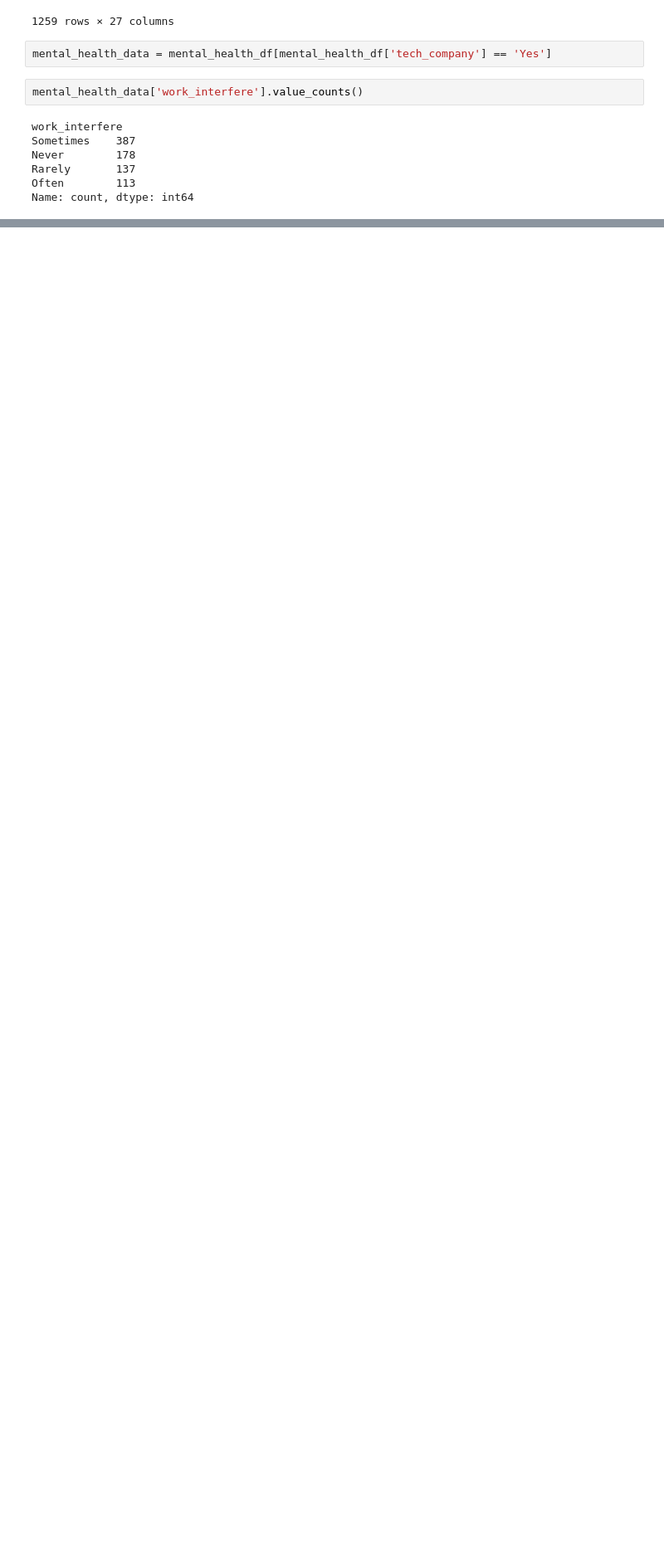
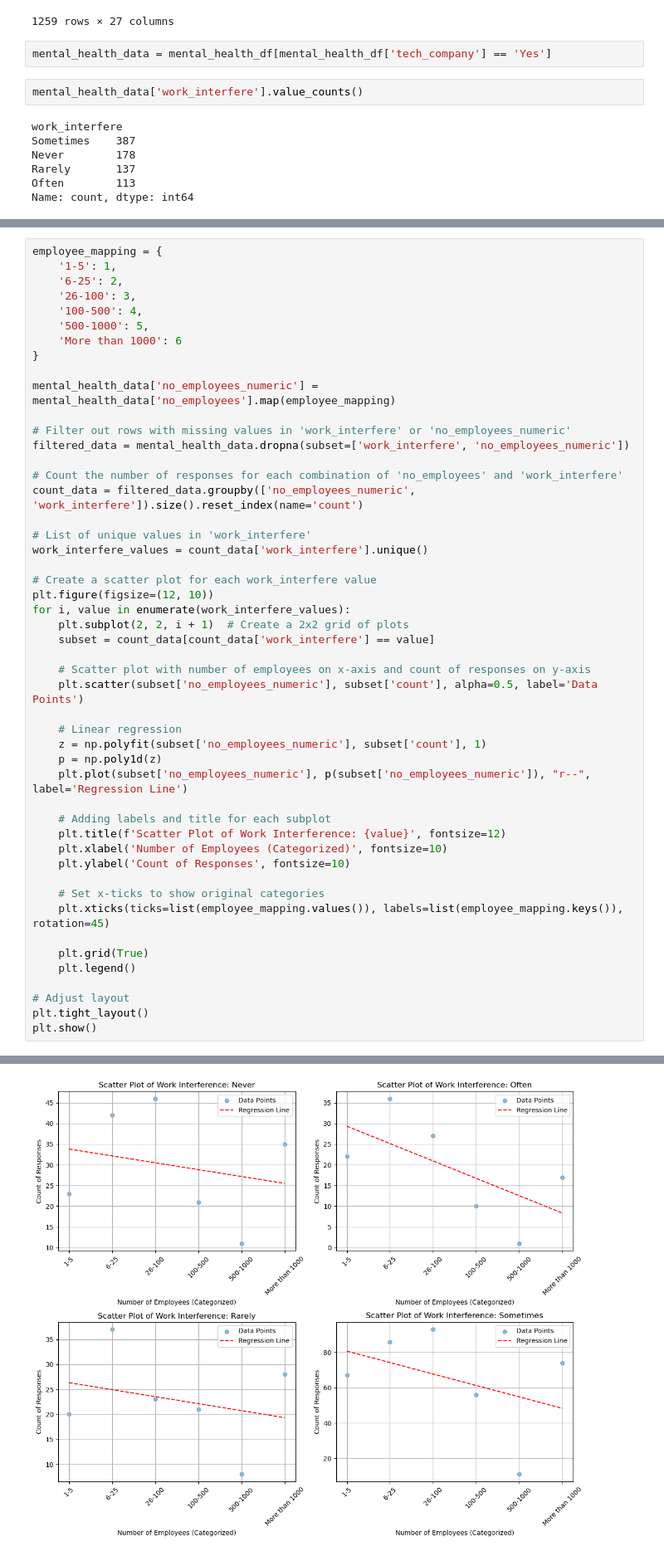
Before and after one commit to CaptDon71/Project-1-Research-Presentation, a Jupyter notebook: alec_file.ipynb, the cells around one changed output, grey strips where cells are left out. Shown at 83% size. Saved outputs shown, nothing was run; the diff lists cells and outputs as text; blank space fills up the shorter version.

Commit message:
more graphs
updated graphs to be cleaner and added scatter plots with linear regression lines

```diff
--- a/alec_file.ipynb
+++ b/alec_file.ipynb
@@ -91,0 +42,50 @@ See the caveats in the documentation: https://pandas.pydata.org/pandas-docs/stab
+# %%
+employee_mapping = {
+    '1-5': 1,
+    '6-25': 2,
+    '26-100': 3,
+    '100-500': 4,
+    '500-1000': 5,
+    'More than 1000': 6
+}
+
+mental_health_data['no_employees_numeric'] = mental_health_data['no_employees'].map(employee_mapping)
+
+# Filter out rows with missing values in 'work_interfere' or 'no_employees_numeric'
+filtered_data = mental_health_data.dropna(subset=['work_interfere', 'no_employees_numeric'])
+
+# Count the number of responses for each combination of 'no_employees' and 'work_interfere'
+count_data = filtered_data.groupby(['no_employees_numeric', 'work_interfere']).size().reset_index(name='count')
+
+# List of unique values in 'work_interfere'
+work_interfere_values = count_data['work_interfere'].unique()
+
+# Create a scatter plot for each work_interfere value
+plt.figure(figsize=(12, 10))
+for i, value in enumerate(work_interfere_values):
+    plt.subplot(2, 2, i + 1)  # Create a 2x2 grid of plots
+    subset = count_data[count_data['work_interfere'] == value]
+
+    # Scatter plot with number of employees on x-axis and count of responses on y-axis
+    plt.scatter(subset['no_employees_numeric'], subset['count'], alpha=0.5, label='Data Points')
+
+    # Linear regression
+    z = np.polyfit(subset['no_employees_numeric'], subset['count'], 1)
+    p = np.poly1d(z)
+    plt.plot(subset['no_employees_numeric'], p(subset['no_employees_numeric']), "r--", label='Regression Line')
+
+    # Adding labels and title for each subplot
+    plt.title(f'Scatter Plot of Work Interference: {value}', fontsize=12)
+    plt.xlabel('Number of Employees (Categorized)', fontsize=10)
+    plt.ylabel('Count of Responses', fontsize=10)
+
+    # Set x-ticks to show original categories
+    plt.xticks(ticks=list(employee_mapping.values()), labels=list(employee_mapping.keys()), rotation=45)
+
+    plt.grid(True)
+    plt.legend()
+
+# Adjust layout
+plt.tight_layout()
+plt.show()
+# %% [output]
@@ -92,3 +97,4 @@ See the caveats in the documentation: https://pandas.pydata.org/pandas-docs/stab
+[figure, added]
 # %%
 work_interfere_order = ['Never', 'Rarely', 'Sometimes', 'Often']
 
```
Also changed, not shown: parts of 9 cells of this notebook.
